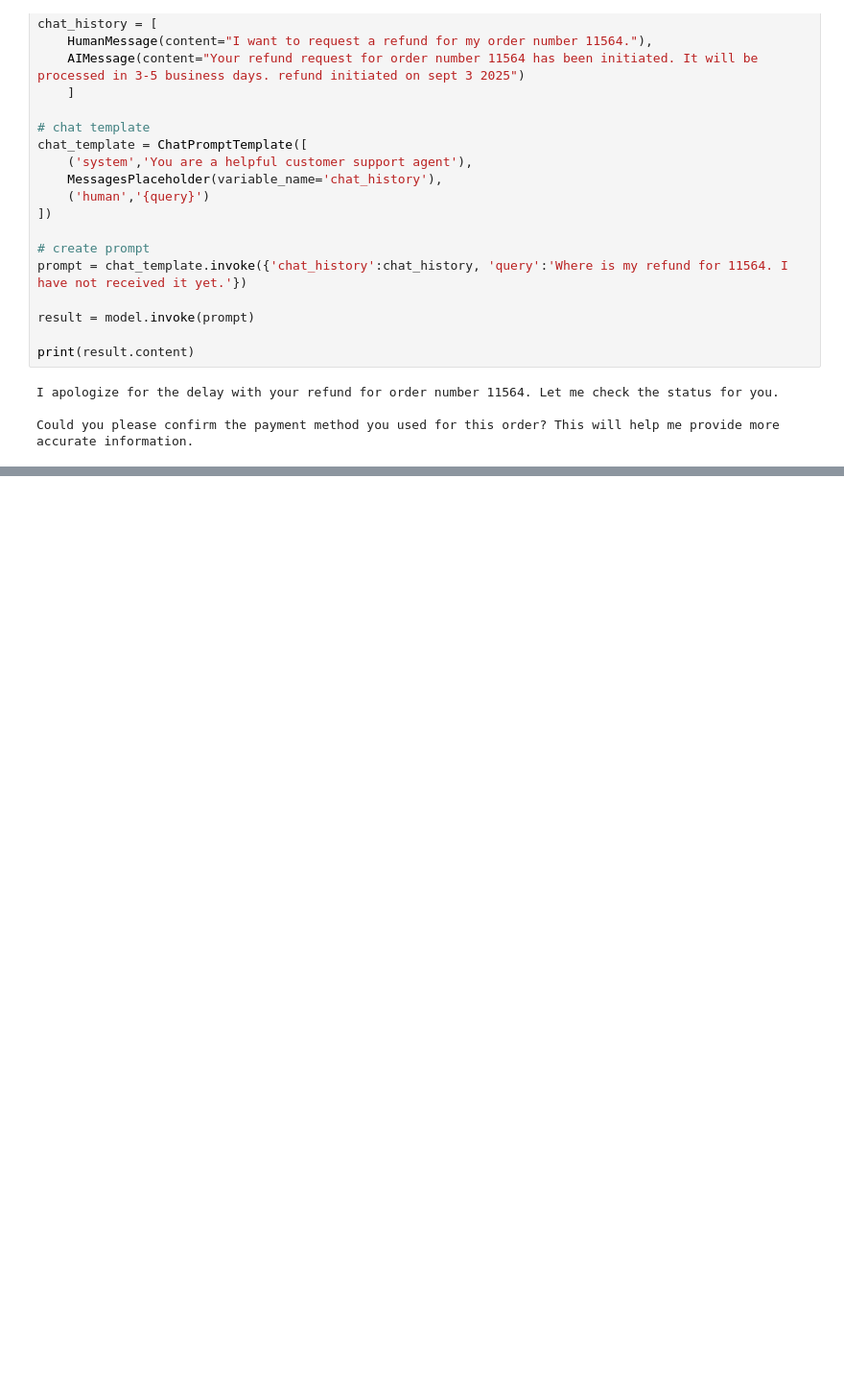
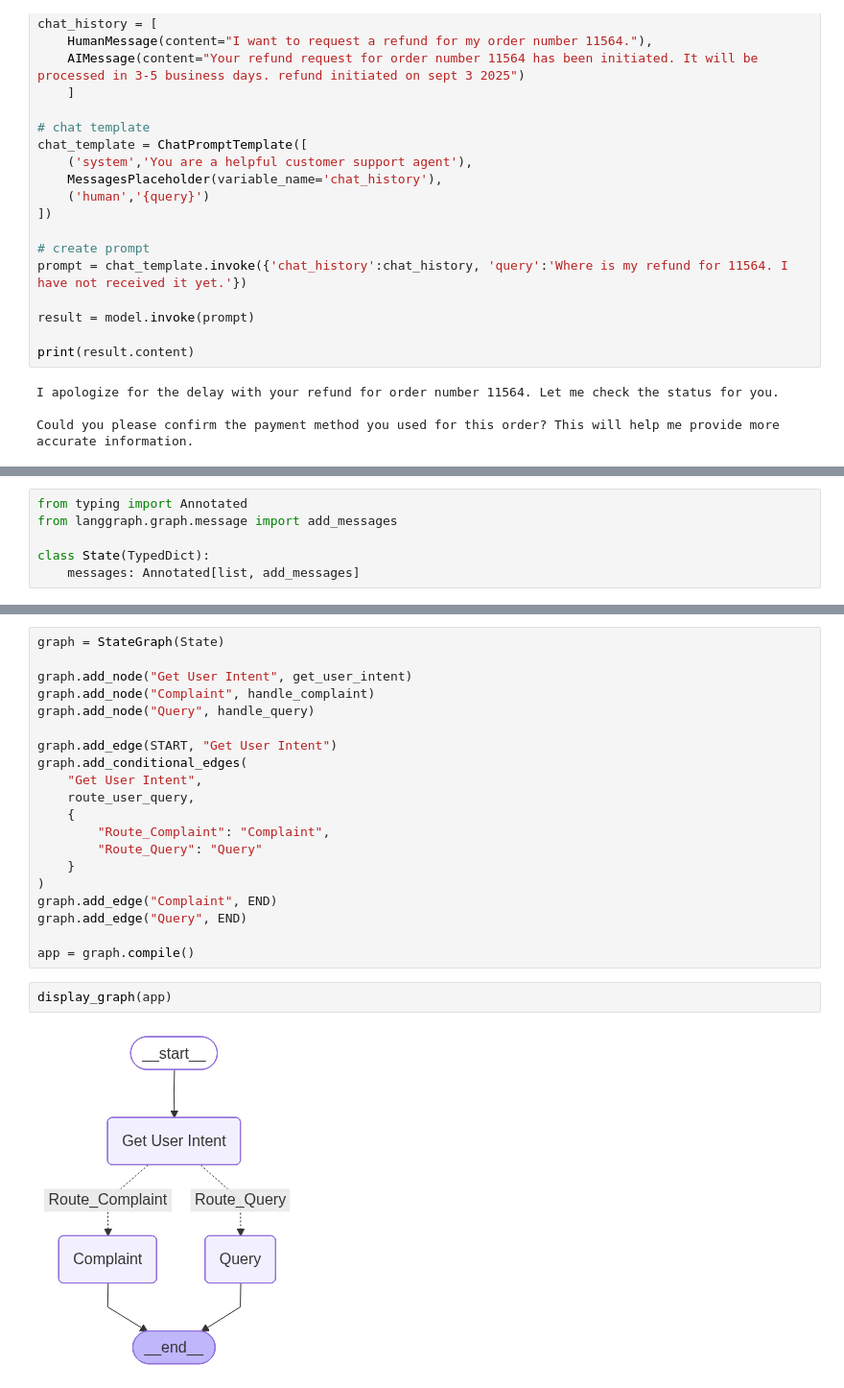
Before and after one commit to spcCodes/langgraph_tutorial, a Jupyter notebook: part1_basics_langgraph/session1_langgraph_basics.ipynb, the cells around one changed output, grey strips where cells are left out. Shown: that part at 96% size. Cells and saved outputs as stored; diff of their text form; blank space fills up the shorter version.

```diff
--- a/part1_basics_langgraph/session1_langgraph_basics.ipynb
+++ b/part1_basics_langgraph/session1_langgraph_basics.ipynb
@@ -492,0 +559,6 @@ Could you please confirm the payment method you used for this order? This will h
+# %%
+from typing import Annotated
+from langgraph.graph.message import add_messages
+
+class State(TypedDict):
+    messages: Annotated[list, add_messages]
@@ -492,0 +660,24 @@ Could you please confirm the payment method you used for this order? This will h
+# %%
+graph = StateGraph(State)
+
+graph.add_node("Get User Intent", get_user_intent)
+graph.add_node("Complaint", handle_complaint)
+graph.add_node("Query", handle_query)
+
+graph.add_edge(START, "Get User Intent")
+graph.add_conditional_edges(
+    "Get User Intent",
+    route_user_query,
+    {
+        "Route_Complaint": "Complaint",
+        "Route_Query": "Query"
+    }
+)
+graph.add_edge("Complaint", END)
+graph.add_edge("Query", END)
+
+app = graph.compile()
+# %%
+display_graph(app)
+# %% [output]
+[figure, added]
```
Also changed, not shown: parts of 10 cells of this notebook, 1 other file.
